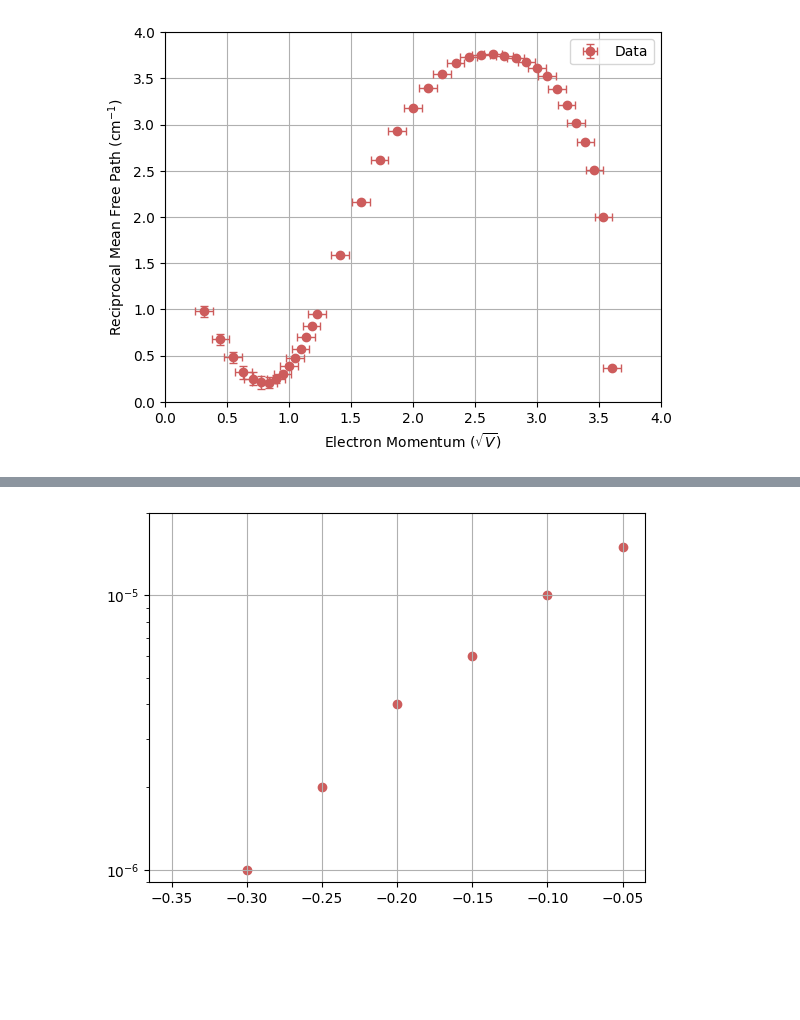
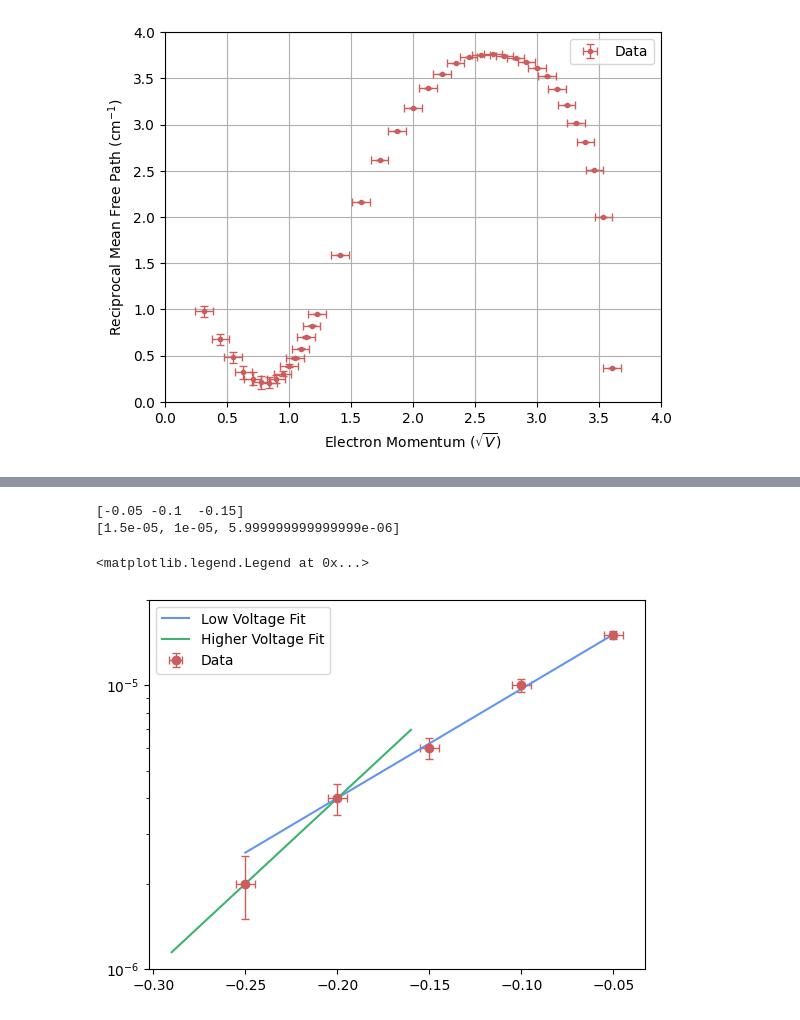
Before and after one commit to daraghhollman/UCD_PASS_Labs, a Jupyter notebook: RamsauerTownsend/Python/ramsauer.ipynb, the cells around one changed output, grey strips where cells are left out. Drawn from its saved outputs; the diff is of its cells as text; code cells hidden in the pictures; blank space fills up the shorter version.

```diff
--- a/RamsauerTownsend/Python/ramsauer.ipynb
+++ b/RamsauerTownsend/Python/ramsauer.ipynb
@@ -183,10 +210,29 @@ reversePolarityAccelerationVoltage = extensionData[:,0]
 reversePolarityShieldVoltage = [el/1000 for el in extensionData[:,1]]
 
 reversePolarityShieldCurrent = [Current(voltage, 100) for voltage in reversePolarityShieldVoltage]
-# %%
-plt.scatter(reversePolarityAccelerationVoltage, reversePolarityShieldCurrent)
-plt.yscale("log")
-plt.ylim(0.9e-6, 0.2e-4)
-plt.grid()
-# %% [output]
-[figure, removed]
+# %%
+def ExpLine(x, A, B, H):
+    return A * np.exp(B*x  + H)
+# %%
+print(reversePolarityAccelerationVoltage[0:3])
+print(reversePolarityShieldCurrent[0:3])
+# %% [output]
+[-0.05 -0.1  -0.15]
+[1.5e-05, 1e-05, 5.999999999999999e-06]
+# %%
+plt.errorbar(reversePolarityAccelerationVoltage[0:-2], reversePolarityShieldCurrent[0:-2], xerr=0.005, yerr=Current(0.05/1000, 100), fmt="o", capsize=3, linewidth=1, label="Data")
+
+xRangeRight = np.arange(-0.05, -0.26, -0.01)
+xRangeLeft = np.arange(-0.16, -0.30, -0.01)
+parsRight, covRight = curve_fit(ExpLine, reversePolarityAccelerationVoltage[0:3], reversePolarityShieldCurrent[0:3])
+parsLeft, covLeft = curve_fit(ExpLine, reversePolarityAccelerationVoltage[3:-1], reversePolarityShieldCurrent[3:-1])
+
+plt.plot(xRangeRight, ExpLine(xRangeRight, parsRight[0], parsRight[1], parsRight[2]), label="Low Voltage Fit")
+plt.plot(xRangeLeft, ExpLine(xRangeLeft, parsLeft[0], parsLeft[1], parsLeft[2]), label="Higher Voltage Fit")
+
+plt.yscale("log")
+plt.ylim(1e-6, 2e-5)
+plt.legend()
+# %% [output]
+<matplotlib.legend.Legend at 0x...>
+[figure, added]
```
Also changed, not shown: parts of 3 cells of this notebook.
